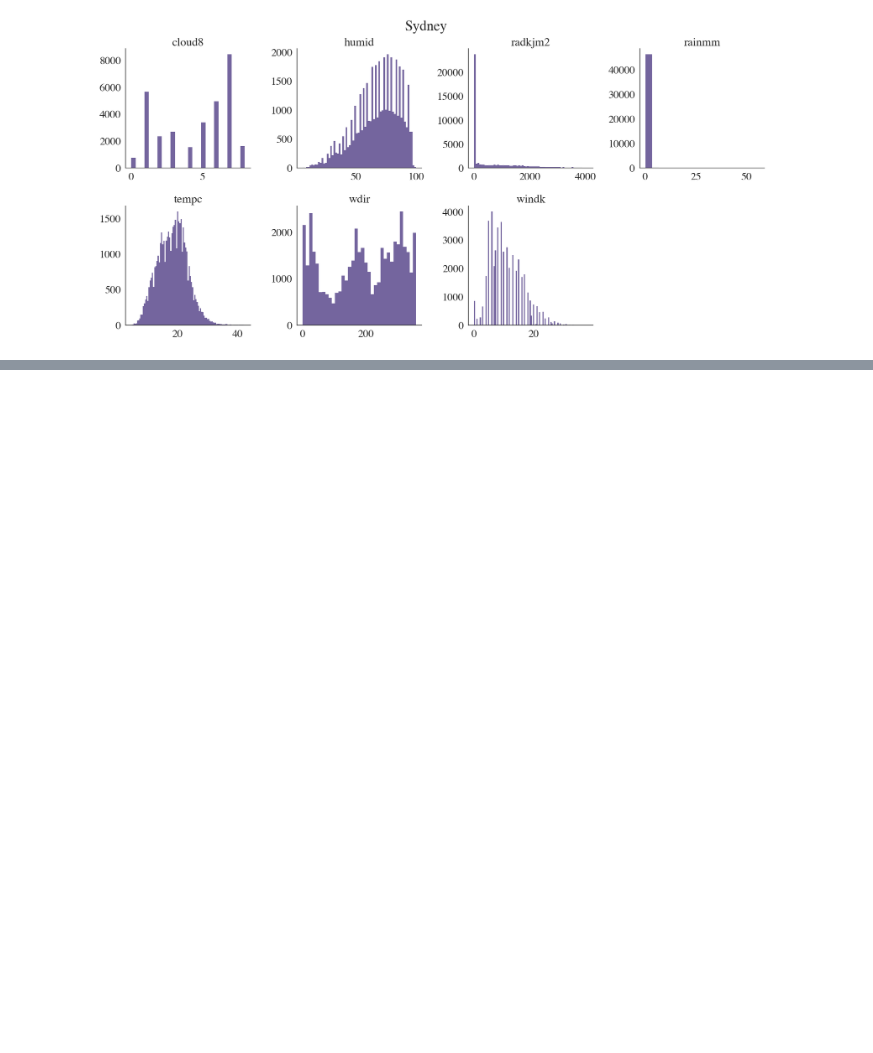
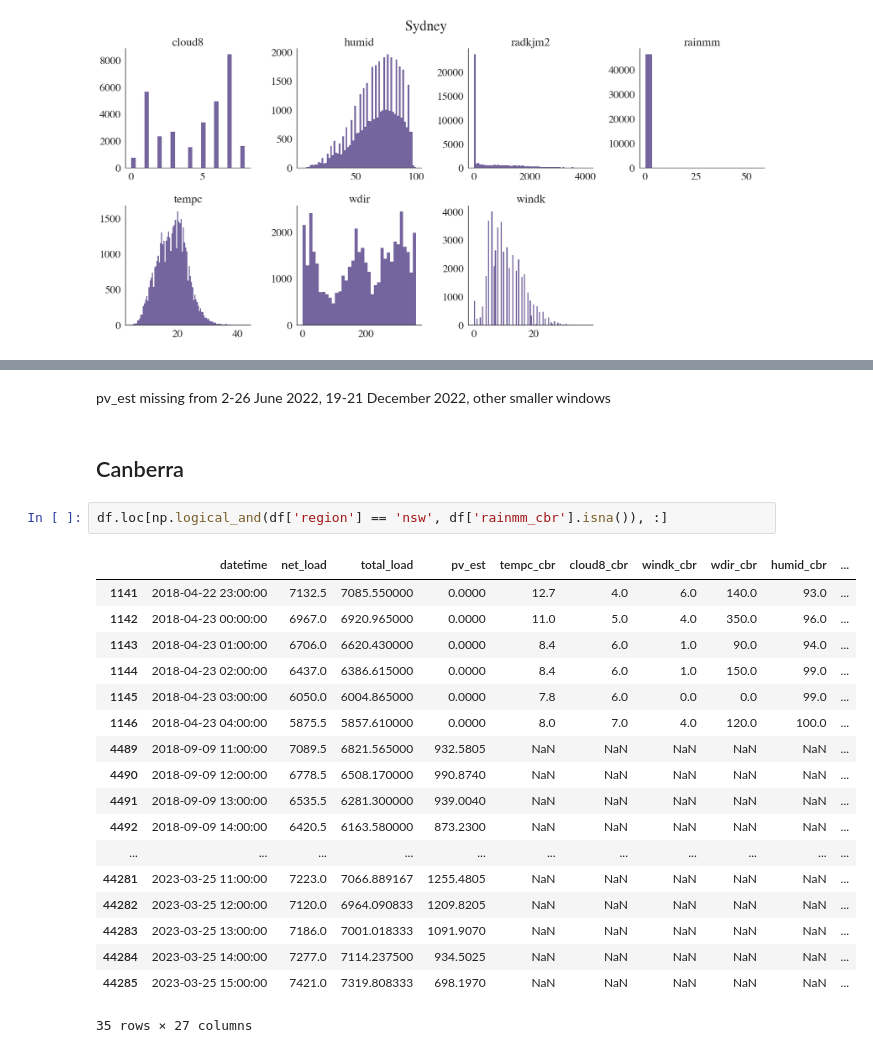
Before and after one commit to chaserobertson/tesla-stlf, a Jupyter notebook: notebooks/eda_univariate.ipynb, the cells around one changed output, grey strips where cells are left out. Saved outputs shown, nothing was run; the diff lists cells and outputs as text; blank space fills up the shorter version.

```diff
--- a/notebooks/eda_univariate.ipynb
+++ b/notebooks/eda_univariate.ipynb
@@ -114,0 +167,25 @@ df_na = df.set_index(['datetime', 'region'])[missing_df.index.unique()].isna()
+# %% [markdown]
+pv_est missing from 2-26 June 2022, 19-21 December 2022, other smaller windows
+# %% [markdown]
+## Canberra
+# %%
+df.loc[np.logical_and(df['region'] == 'nsw', df['rainmm_cbr'].isna()), :]
+# %% [output]
+|  | datetime | net_load | total_load | pv_est | tempc_cbr | cloud8_cbr | windk_cbr | wdir_cbr | humid_cbr | ... |
+| 1141 | 2018-04-22 23:00:00 | 7132.5 | 7085.550000 | 0.0000 | 12.7 | 4.0 | 6.0 | 140.0 | 93.0 | ... |
+| 1142 | 2018-04-23 00:00:00 | 6967.0 | 6920.965000 | 0.0000 | 11.0 | 5.0 | 4.0 | 350.0 | 96.0 | ... |
+| 1143 | 2018-04-23 01:00:00 | 6706.0 | 6620.430000 | 0.0000 | 8.4 | 6.0 | 1.0 | 90.0 | 94.0 | ... |
+| 1144 | 2018-04-23 02:00:00 | 6437.0 | 6386.615000 | 0.0000 | 8.4 | 6.0 | 1.0 | 150.0 | 99.0 | ... |
+| 1145 | 2018-04-23 03:00:00 | 6050.0 | 6004.865000 | 0.0000 | 7.8 | 6.0 | 0.0 | 0.0 | 99.0 | ... |
+| 1146 | 2018-04-23 04:00:00 | 5875.5 | 5857.610000 | 0.0000 | 8.0 | 7.0 | 4.0 | 120.0 | 100.0 | ... |
+| 4489 | 2018-09-09 11:00:00 | 7089.5 | 6821.565000 | 932.5805 | NaN | NaN | NaN | NaN | NaN | ... |
+| 4490 | 2018-09-09 12:00:00 | 6778.5 | 6508.170000 | 990.8740 | NaN | NaN | NaN | NaN | NaN | ... |
+| 4491 | 2018-09-09 13:00:00 | 6535.5 | 6281.300000 | 939.0040 | NaN | NaN | NaN | NaN | NaN | ... |
+| 4492 | 2018-09-09 14:00:00 | 6420.5 | 6163.580000 | 873.2300 | NaN | NaN | NaN | NaN | NaN | ... |
+| ... | ... | ... | ... | ... | ... | ... | ... | ... | ... | ... |
+| 44281 | 2023-03-25 11:00:00 | 7223.0 | 7066.889167 | 1255.4805 | NaN | NaN | NaN | NaN | NaN | ... |
+| 44282 | 2023-03-25 12:00:00 | 7120.0 | 6964.090833 | 1209.8205 | NaN | NaN | NaN | NaN | NaN | ... |
+| 44283 | 2023-03-25 13:00:00 | 7186.0 | 7001.018333 | 1091.9070 | NaN | NaN | NaN | NaN | NaN | ... |
+| 44284 | 2023-03-25 14:00:00 | 7277.0 | 7114.237500 | 934.5025 | NaN | NaN | NaN | NaN | NaN | ... |
+| 44285 | 2023-03-25 15:00:00 | 7421.0 | 7319.808333 | 698.1970 | NaN | NaN | NaN | NaN | NaN | ... |
+35 rows × 27 columns
```
Also changed, not shown: parts of 33 cells of this notebook, 3 other files.
